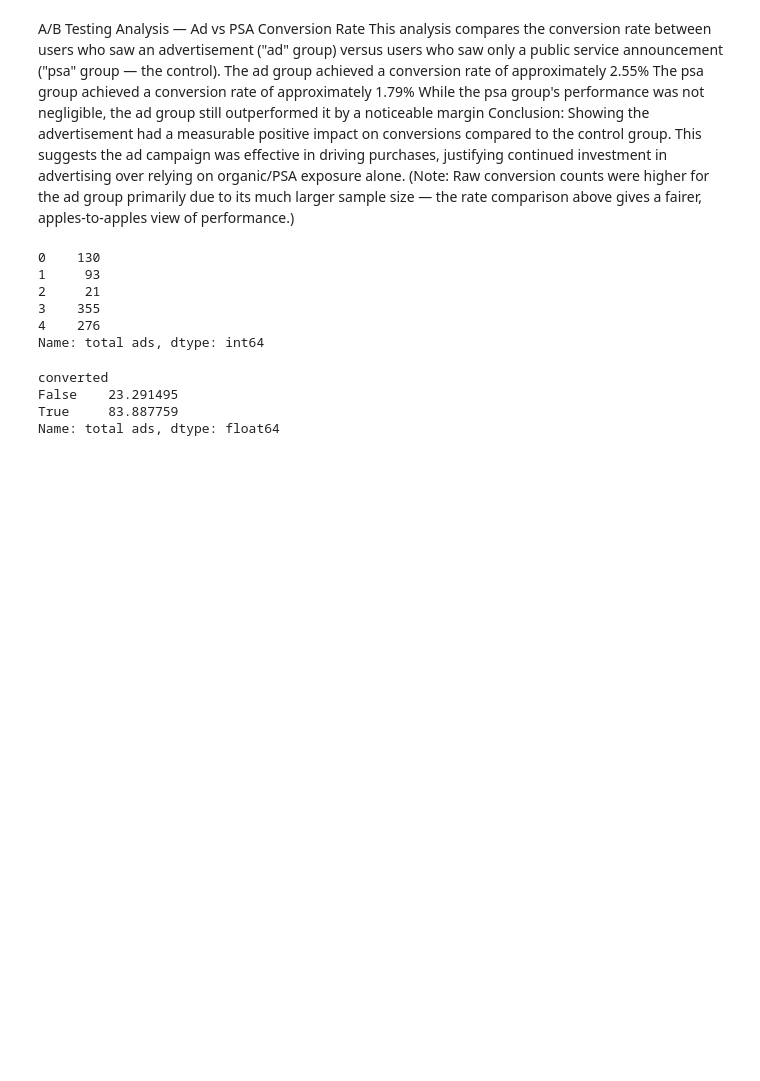
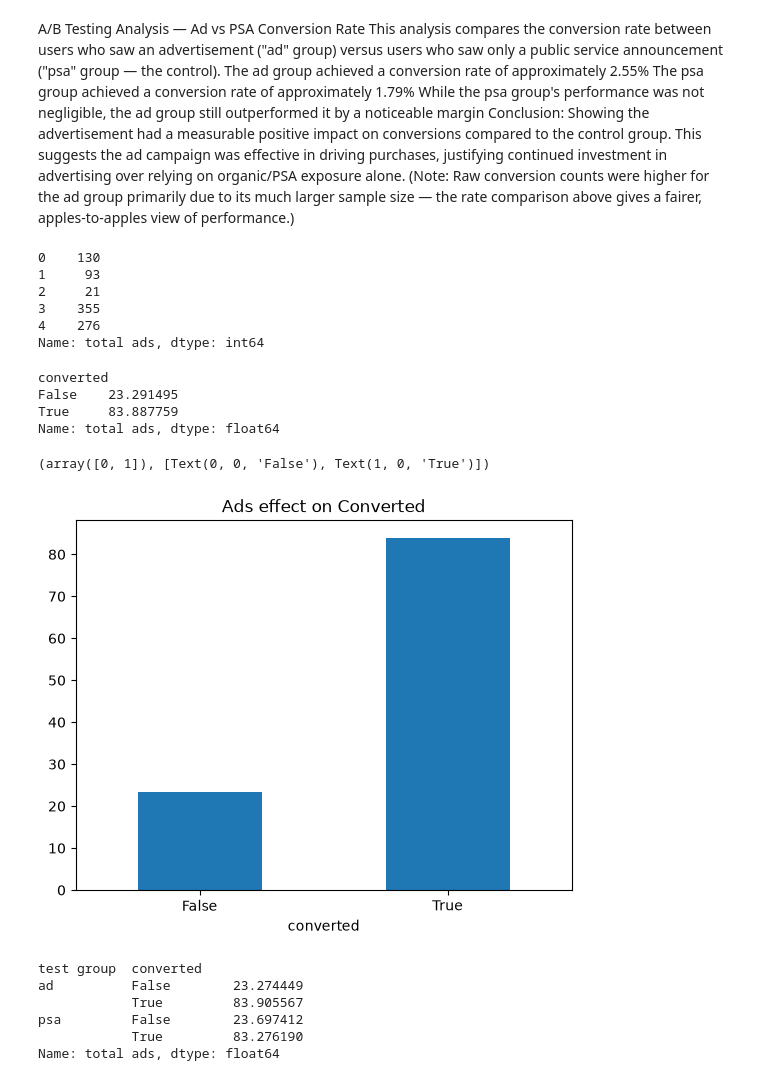
Before and after one commit to Fatima-Arain206/SOFTGROWTECH_INTERNSHIP_PROJECT_TASK2_DATA_ANALYSIS, a Jupyter notebook: ABTesting_AnalysisProject1/ABTesting.ipynb, the cells around one changed output. Saved outputs shown, nothing was run; the diff lists cells and outputs as text; code cells hidden in the pictures; blank space fills up the shorter version.

```diff
--- a/ABTesting_AnalysisProject1/ABTesting.ipynb
+++ b/ABTesting_AnalysisProject1/ABTesting.ipynb
@@ -117,3 +117,20 @@ converted
 False    23.291495
 True     83.887759
 Name: total ads, dtype: float64
+# %%
+ab.groupby('converted')['total ads'].mean().plot(kind='bar')
+plt.title('Ads effect on Converted')
+plt.xticks(rotation=0)
+# %% [output]
+(array([0, 1]), [Text(0, 0, 'False'), Text(1, 0, 'True')])
+[figure, added]
+# %%
+# check ads result sepratly
+ab.groupby(['test group','converted'])['total ads'].mean()
+# %% [output]
+test group  converted
+ad          False        23.274449
+            True         83.905567
+psa         False        23.697412
+            True         83.276190
+Name: total ads, dtype: float64
```
Also changed, not shown: parts of 16 cells of this notebook.
